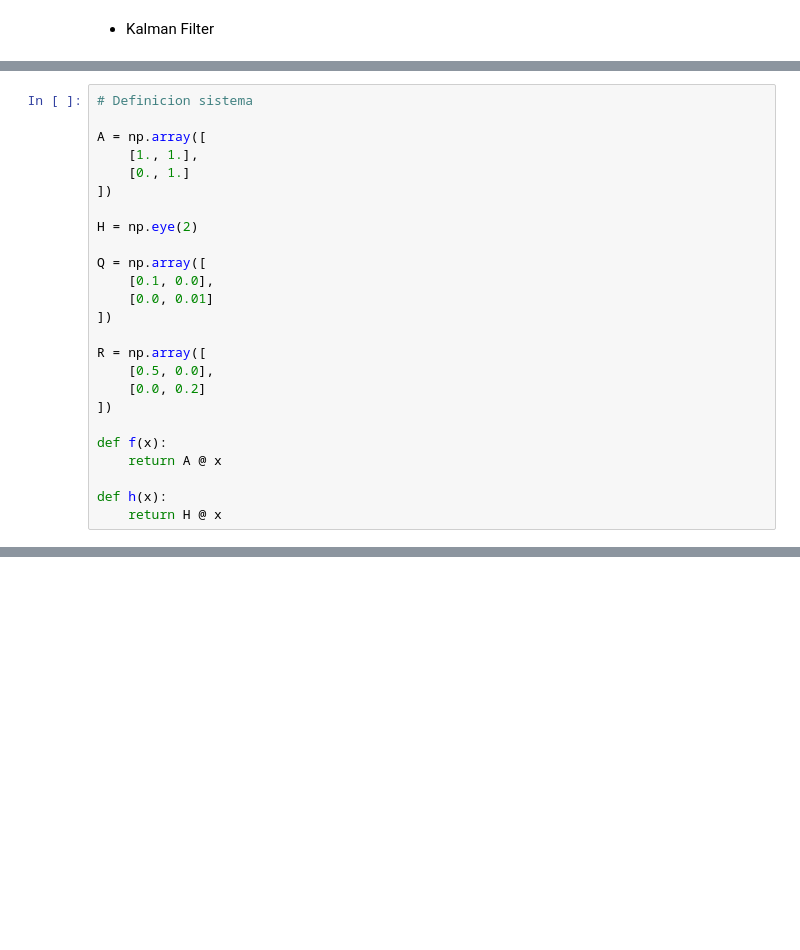
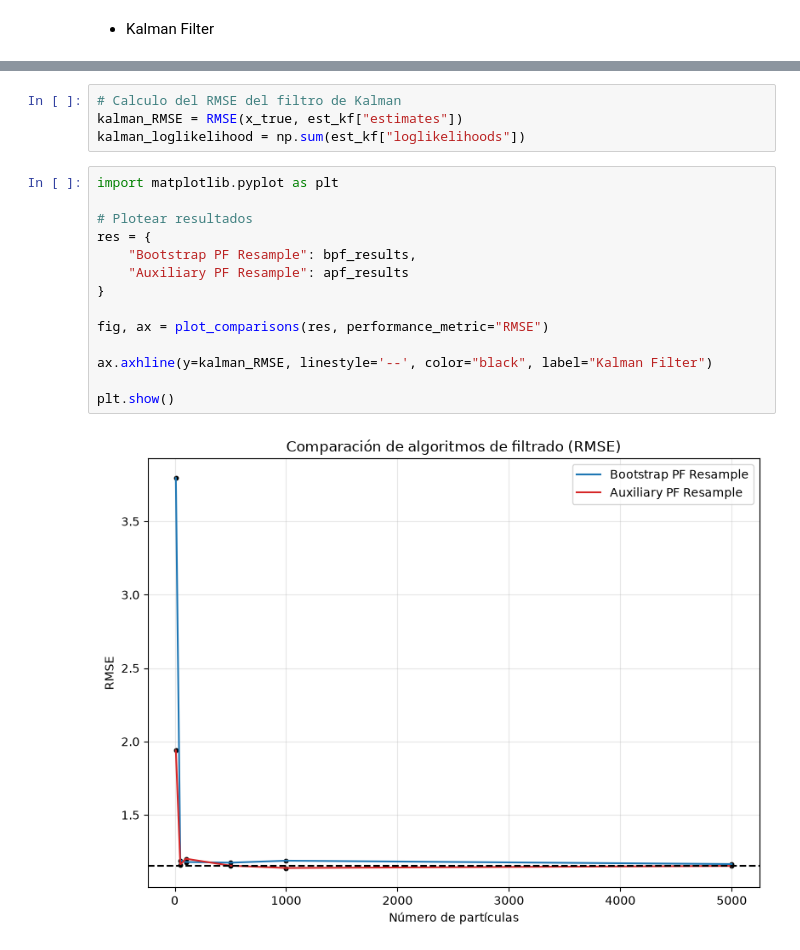
Before and after one commit to jamaja01/Particle_filter, a Jupyter notebook: demos/linear_examples.ipynb, the cells around one changed output, grey strips where cells are left out. Drawn from its saved outputs; the diff is of its cells as text; blank space fills up the shorter version.

```diff
--- a/demos/linear_examples.ipynb
+++ b/demos/linear_examples.ipynb
@@ -218,25 +171,0 @@ $$
-# %%
-# Definicion sistema
-
-A = np.array([
-    [1., 1.],
-    [0., 1.]
-])
-
-H = np.eye(2)
-
-Q = np.array([
-    [0.1, 0.0],
-    [0.0, 0.01]
-])
-
-R = np.array([
-    [0.5, 0.0],
-    [0.0, 0.2]
-])
-
-def f(x):
-    return A @ x
-
-def h(x):
-    return H @ x
@@ -440,0 +179,20 @@ for time in plot_times:
+# %%
+# Calculo del RMSE del filtro de Kalman
+kalman_RMSE = RMSE(x_true, est_kf["estimates"])
+kalman_loglikelihood = np.sum(est_kf["loglikelihoods"])
+# %%
+import matplotlib.pyplot as plt
+
+# Plotear resultados
+res = {
+    "Bootstrap PF Resample": bpf_results,
+    "Auxiliary PF Resample": apf_results
+}
+
+fig, ax = plot_comparisons(res, performance_metric="RMSE")
+
+ax.axhline(y=kalman_RMSE, linestyle='--', color="black", label="Kalman Filter")
+
+plt.show()
+# %% [output]
+[figure, added]
```
Also changed, not shown: parts of 118 cells of this notebook, 22 other files.
